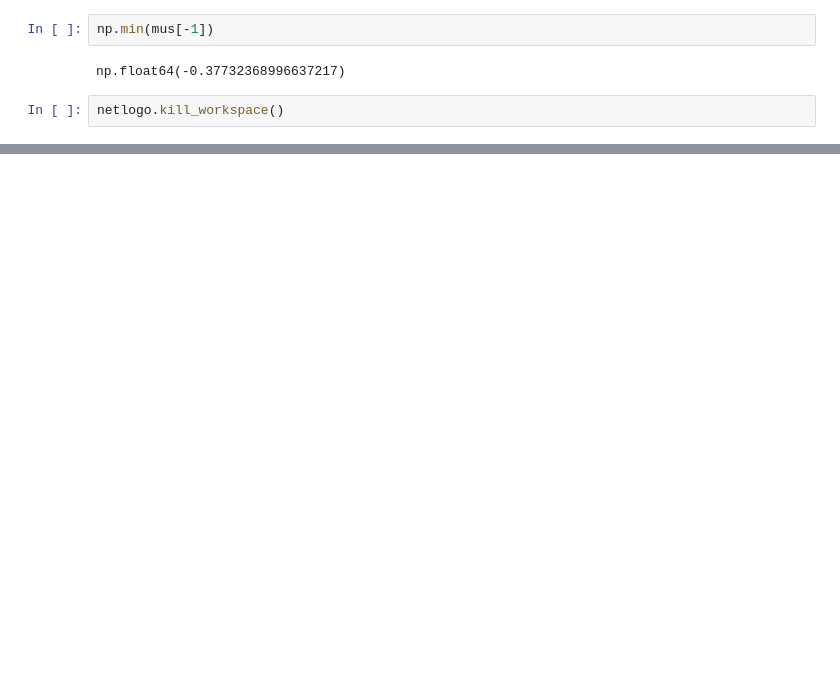
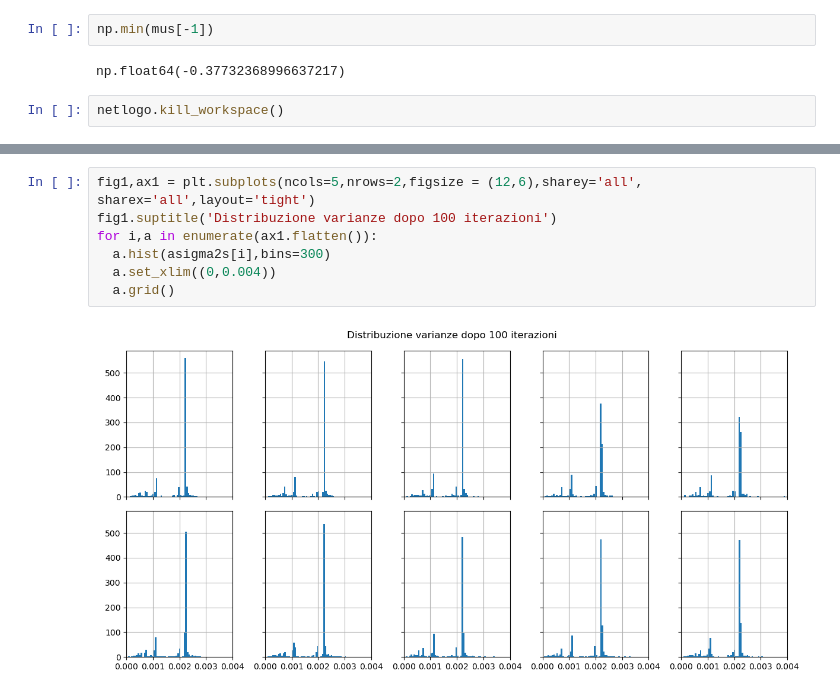
Before and after one commit to lunahsenzacca/EC, a Jupyter notebook: pynet.ipynb, the cells around one changed output, grey strips where cells are left out. Cells and saved outputs as stored; diff of their text form; blank space fills up the shorter version.

```diff
--- a/pynet.ipynb
+++ b/pynet.ipynb
@@ -121,0 +245,9 @@ netlogo.kill_workspace()
+# %%
+fig1,ax1 = plt.subplots(ncols=5,nrows=2,figsize = (12,6),sharey='all', sharex='all',layout='tight')
+fig1.suptitle('Distribuzione varianze dopo 100 iterazioni')
+for i,a in enumerate(ax1.flatten()):
+  a.hist(asigma2s[i],bins=300)
+  a.set_xlim((0,0.004))
+  a.grid()
+# %% [output]
+[figure, added]
```
Also changed, not shown: parts of 36 cells of this notebook, 11 other files.
